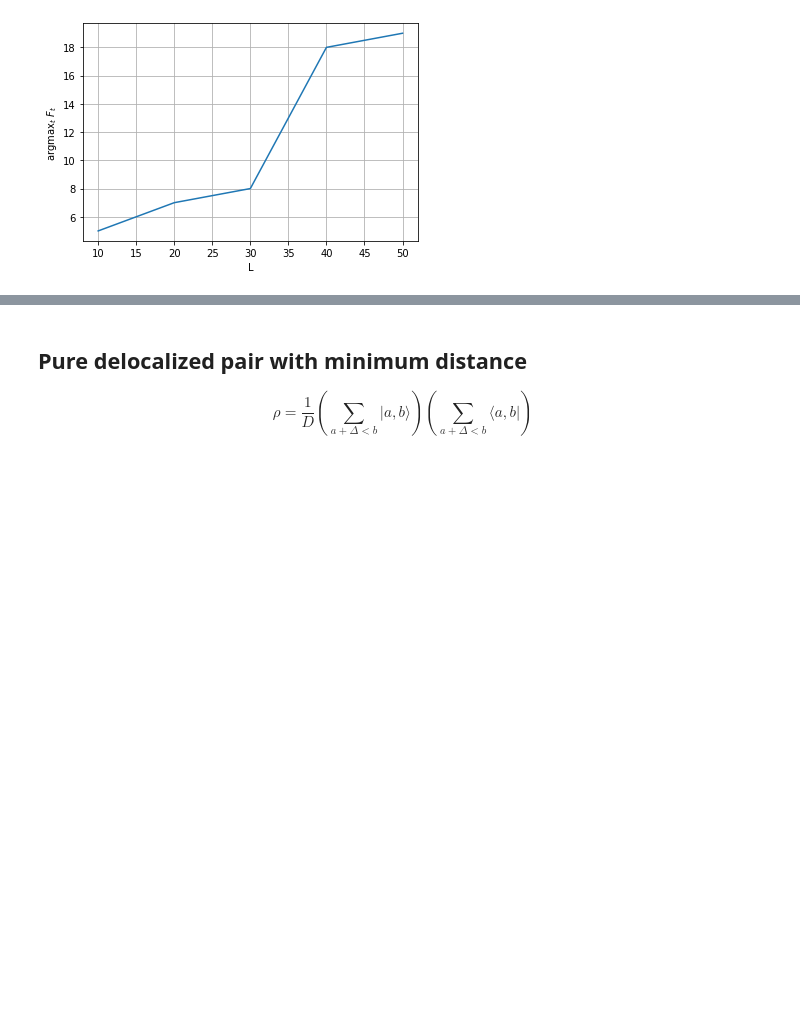
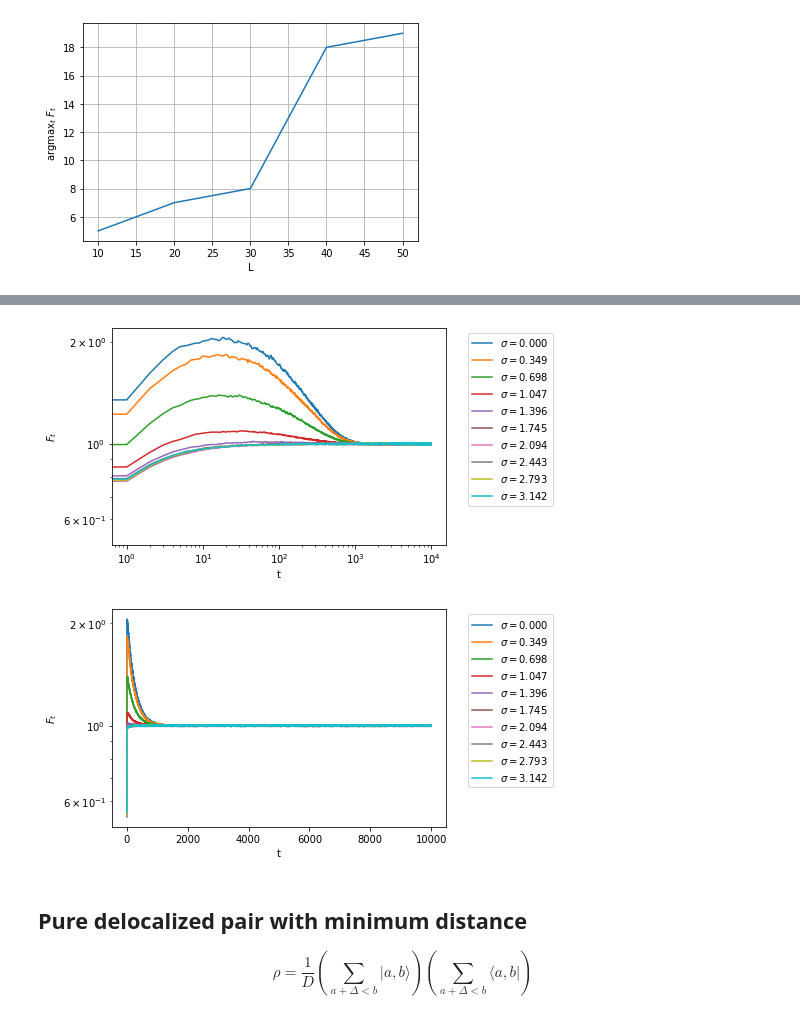
Before and after one commit to Renmusxd/RandomUnitaryLayers, a Jupyter notebook: jupyter/DoubleDefect.ipynb, the cells around one changed output, grey strips where cells are left out. Saved outputs shown, nothing was run; the diff lists cells and outputs as text; code cells hidden in the pictures; blank space fills up the shorter version.

Commit message:
Add random phases

```diff
--- a/jupyter/DoubleDefect.ipynb
+++ b/jupyter/DoubleDefect.ipynb
@@ -193,0 +262,24 @@ pyplot.show()
+# %%
+%%time
+
+k = 10000
+ne = 1000
+n = 50
+stds = numpy.linspace(0,numpy.pi,10)
+
+initial_purities = []
+all_purities = []
+for std in tqdm(stds):
+    input_states = []
+    for i in range(n):
+        for j in range(i+1,n):
+            input_states.append([i,j])
+    D = len(input_states)
+    amplitudes = numpy.exp(1.0j * numpy.random.normal(0, scale=std, size=(D,)))
+    amplitudes = amplitudes / numpy.sqrt(D)
+    s = py_entropy.MultiDefectState(input_states, amplitudes, n, 2, num_experiments=ne, skip_float_checks=True)
+    initial_purities.append(D*s.get_mean_purity())
+    purities = s.apply_alternative_layers_and_save_mean_purity(k)
+    all_purities.append(D*purities)
+initial_purities = numpy.array(initial_purities)
+pure_purities = numpy.array(all_purities)
@@ -194,3 +289,25 @@ pyplot.show()
+# %%
+for std, purity in zip(stds, pure_purities):
+    pyplot.plot(purity, label=r"$\sigma={:.3f}$".format(std))
+
+pyplot.xlabel('t')
+pyplot.ylabel('$F_t$')
+pyplot.xscale('log')
+pyplot.yscale('log')
+pyplot.legend(bbox_to_anchor=(1.05,1.0))
+pyplot.show()
+
+for std, purity in zip(stds, pure_purities):
+    pyplot.plot(purity, label=r"$\sigma={:.3f}$".format(std))
+
+pyplot.xlabel('t')
+pyplot.ylabel('$F_t$')
+pyplot.yscale('log')
+pyplot.legend(bbox_to_anchor=(1.05,1.0))
+pyplot.show()
+# %% [output]
+[figure, added]
+[figure, added]
 # %% [markdown]
 ## Pure delocalized pair with minimum distance
 
```
Also changed, not shown: parts of 6 cells of this notebook.
